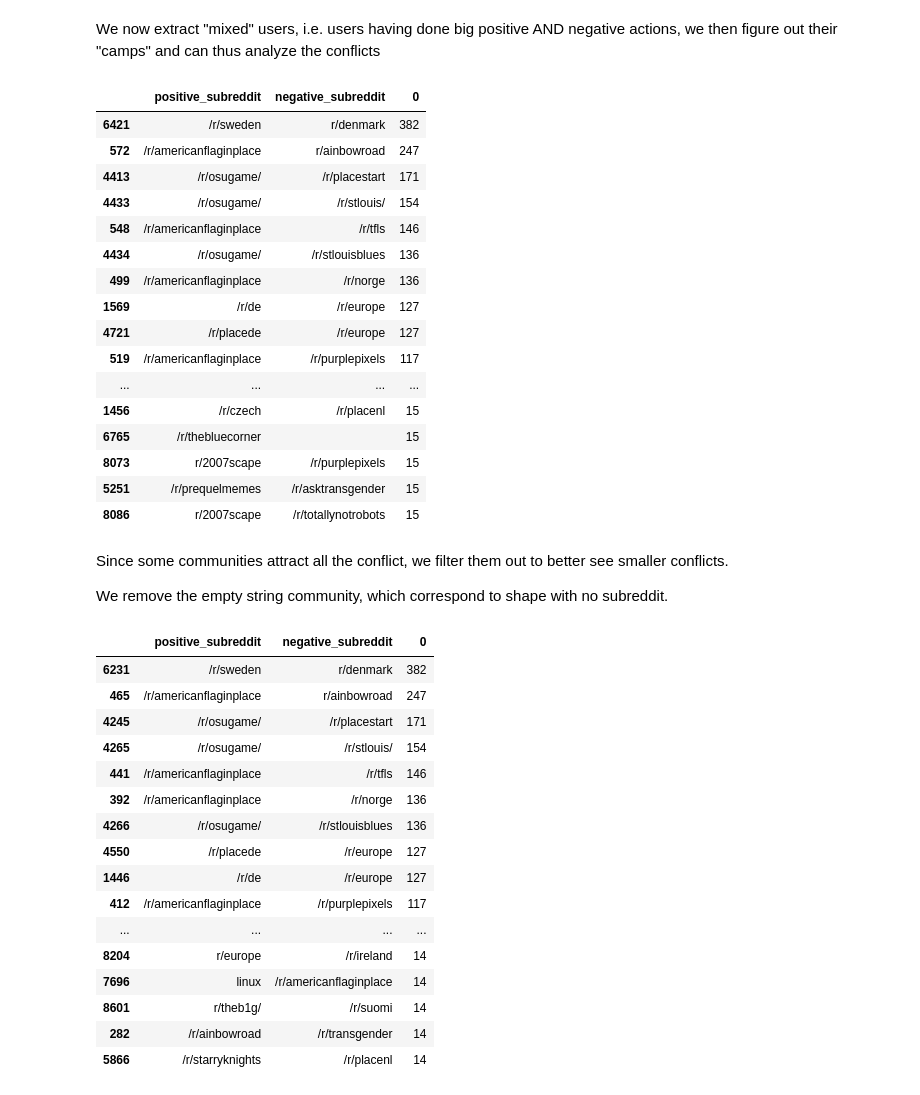
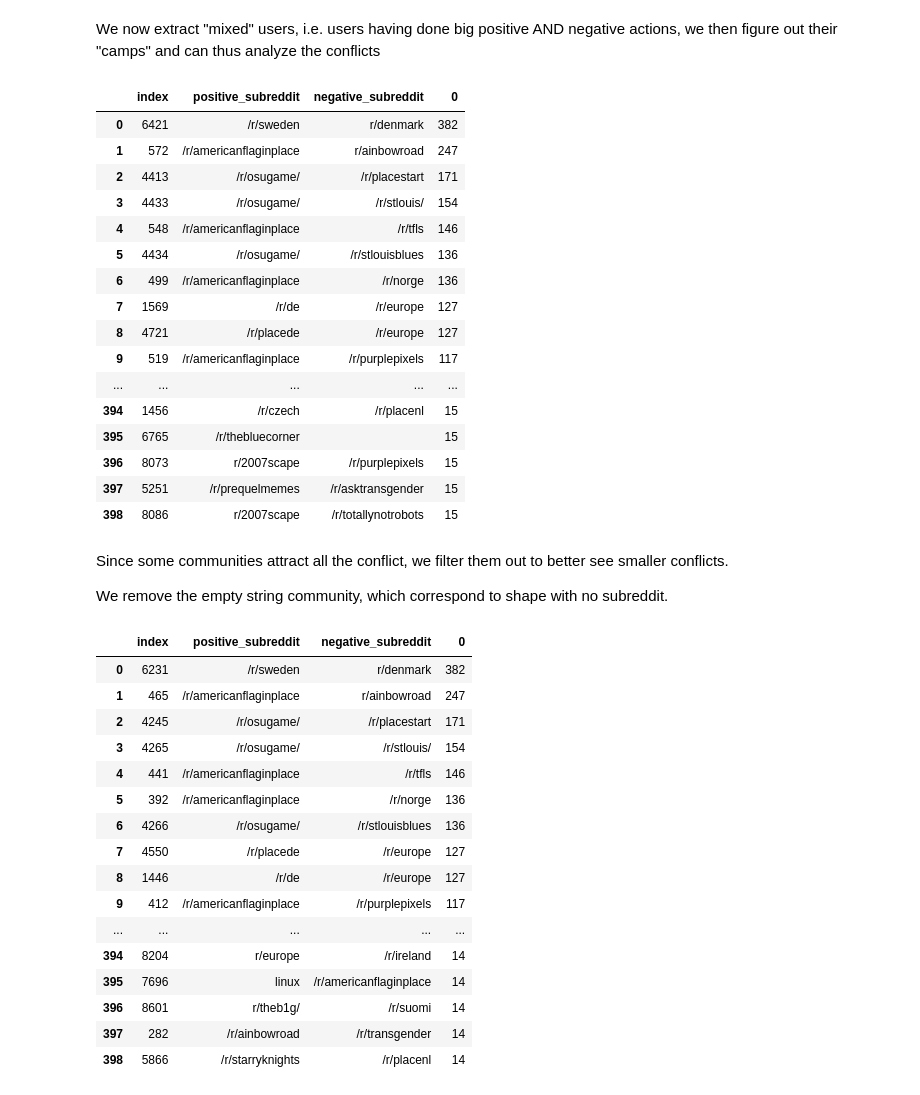
Before and after one commit to cedricviaccoz/warsonrplace, a Jupyter notebook: General conflict.ipynb, the cells around one changed output. Saved outputs shown, nothing was run; the diff lists cells and outputs as text; code cells hidden in the pictures.

```diff
--- a/General conflict.ipynb
+++ b/General conflict.ipynb
@@ -442,25 +452,25 @@ df_camps = positive_actions.to_frame().rename(columns={'subreddit': 'positive_su
 # %%
 with pd.option_context('display.max_rows', 1000):
     display(df_camps.groupby(['positive_subreddit', 'negative_subreddit'])
-                .size().reset_index().sort_values(by=0, ascending=False).head(1000))
+                .size().reset_index().sort_values(by=0, ascending=False).reset_index().head(1000))
 # %% [output]
-|  | positive_subreddit | negative_subreddit | 0 |
-| 6421 | /r/sweden | r/denmark | 382 |
-| 572 | /r/americanflaginplace | r/ainbowroad | 247 |
-| 4413 | /r/osugame/ | /r/placestart | 171 |
-| 4433 | /r/osugame/ | /r/stlouis/ | 154 |
-| 548 | /r/americanflaginplace | /r/tfls | 146 |
-| 4434 | /r/osugame/ | /r/stlouisblues | 136 |
-| 499 | /r/americanflaginplace | /r/norge | 136 |
-| 1569 | /r/de | /r/europe | 127 |
-| 4721 | /r/placede | /r/europe | 127 |
-| 519 | /r/americanflaginplace | /r/purplepixels | 117 |
-| ... | ... | ... | ... |
-| 1456 | /r/czech | /r/placenl | 15 |
-| 6765 | /r/thebluecorner |  | 15 |
-| 8073 | r/2007scape | /r/purplepixels | 15 |
-| 5251 | /r/prequelmemes | /r/asktransgender | 15 |
-| 8086 | r/2007scape | /r/totallynotrobots | 15 |
+|  | index | positive_subreddit | negative_subreddit | 0 |
+| 0 | 6421 | /r/sweden | r/denmark | 382 |
+| 1 | 572 | /r/americanflaginplace | r/ainbowroad | 247 |
+| 2 | 4413 | /r/osugame/ | /r/placestart | 171 |
+| 3 | 4433 | /r/osugame/ | /r/stlouis/ | 154 |
+| 4 | 548 | /r/americanflaginplace | /r/tfls | 146 |
+| 5 | 4434 | /r/osugame/ | /r/stlouisblues | 136 |
+| 6 | 499 | /r/americanflaginplace | /r/norge | 136 |
+| 7 | 1569 | /r/de | /r/europe | 127 |
+| 8 | 4721 | /r/placede | /r/europe | 127 |
+| 9 | 519 | /r/americanflaginplace | /r/purplepixels | 117 |
+| ... | ... | ... | ... | ... |
+| 394 | 1456 | /r/czech | /r/placenl | 15 |
+| 395 | 6765 | /r/thebluecorner |  | 15 |
+| 396 | 8073 | r/2007scape | /r/purplepixels | 15 |
+| 397 | 5251 | /r/prequelmemes | /r/asktransgender | 15 |
+| 398 | 8086 | r/2007scape | /r/totallynotrobots | 15 |
 # %% [markdown]
 Since some communities attract all the conflict, we filter them out to better see smaller conflicts.
 
@@ -478,22 +488,22 @@ filter_communities = create_filter([" "])
 # %%
 with pd.option_context('display.max_rows', 1000):
     display(df_camps[(df_camps.positive_subreddit.str.len() > 0) & (df_camps.negative_subreddit.str.len() > 0)].groupby(['positive_subreddit', 'negative_subreddit'])
-                .size().reset_index().sort_values(by=0, ascending=False).head(1000))
+                .size().reset_index().sort_values(by=0, ascending=False).reset_index().head(1000))
 # %% [output]
-|  | positive_subreddit | negative_subreddit | 0 |
-| 6231 | /r/sweden | r/denmark | 382 |
-| 465 | /r/americanflaginplace | r/ainbowroad | 247 |
-| 4245 | /r/osugame/ | /r/placestart | 171 |
-| 4265 | /r/osugame/ | /r/stlouis/ | 154 |
-| 441 | /r/americanflaginplace | /r/tfls | 146 |
-| 392 | /r/americanflaginplace | /r/norge | 136 |
-| 4266 | /r/osugame/ | /r/stlouisblues | 136 |
-| 4550 | /r/placede | /r/europe | 127 |
-| 1446 | /r/de | /r/europe | 127 |
-| 412 | /r/americanflaginplace | /r/purplepixels | 117 |
-| ... | ... | ... | ... |
-| 8204 | r/europe | /r/ireland | 14 |
-| 7696 | linux | /r/americanflaginplace | 14 |
-| 8601 | r/theb1g/ | /r/suomi | 14 |
-| 282 | /r/ainbowroad | /r/transgender | 14 |
-| 5866 | /r/starryknights | /r/placenl | 14 |
+|  | index | positive_subreddit | negative_subreddit | 0 |
+| 0 | 6231 | /r/sweden | r/denmark | 382 |
+| 1 | 465 | /r/americanflaginplace | r/ainbowroad | 247 |
+| 2 | 4245 | /r/osugame/ | /r/placestart | 171 |
+| 3 | 4265 | /r/osugame/ | /r/stlouis/ | 154 |
+| 4 | 441 | /r/americanflaginplace | /r/tfls | 146 |
+| 5 | 392 | /r/americanflaginplace | /r/norge | 136 |
+| 6 | 4266 | /r/osugame/ | /r/stlouisblues | 136 |
+| 7 | 4550 | /r/placede | /r/europe | 127 |
+| 8 | 1446 | /r/de | /r/europe | 127 |
+| 9 | 412 | /r/americanflaginplace | /r/purplepixels | 117 |
+| ... | ... | ... | ... | ... |
+| 394 | 8204 | r/europe | /r/ireland | 14 |
+| 395 | 7696 | linux | /r/americanflaginplace | 14 |
+| 396 | 8601 | r/theb1g/ | /r/suomi | 14 |
+| 397 | 282 | /r/ainbowroad | /r/transgender | 14 |
+| 398 | 5866 | /r/starryknights | /r/placenl | 14 |
```
Also changed, not shown: parts of 5 cells of this notebook, 1 other file.
